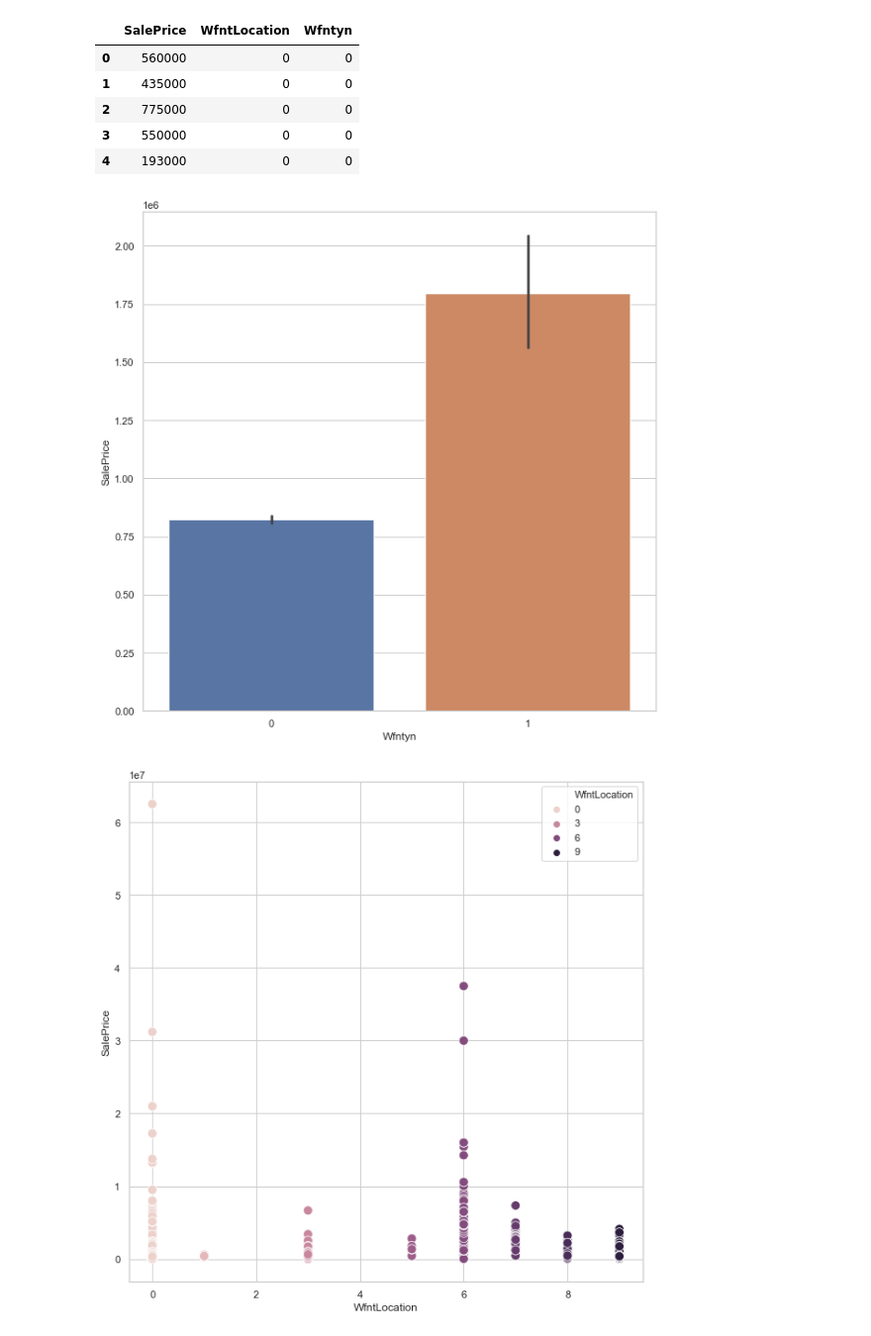
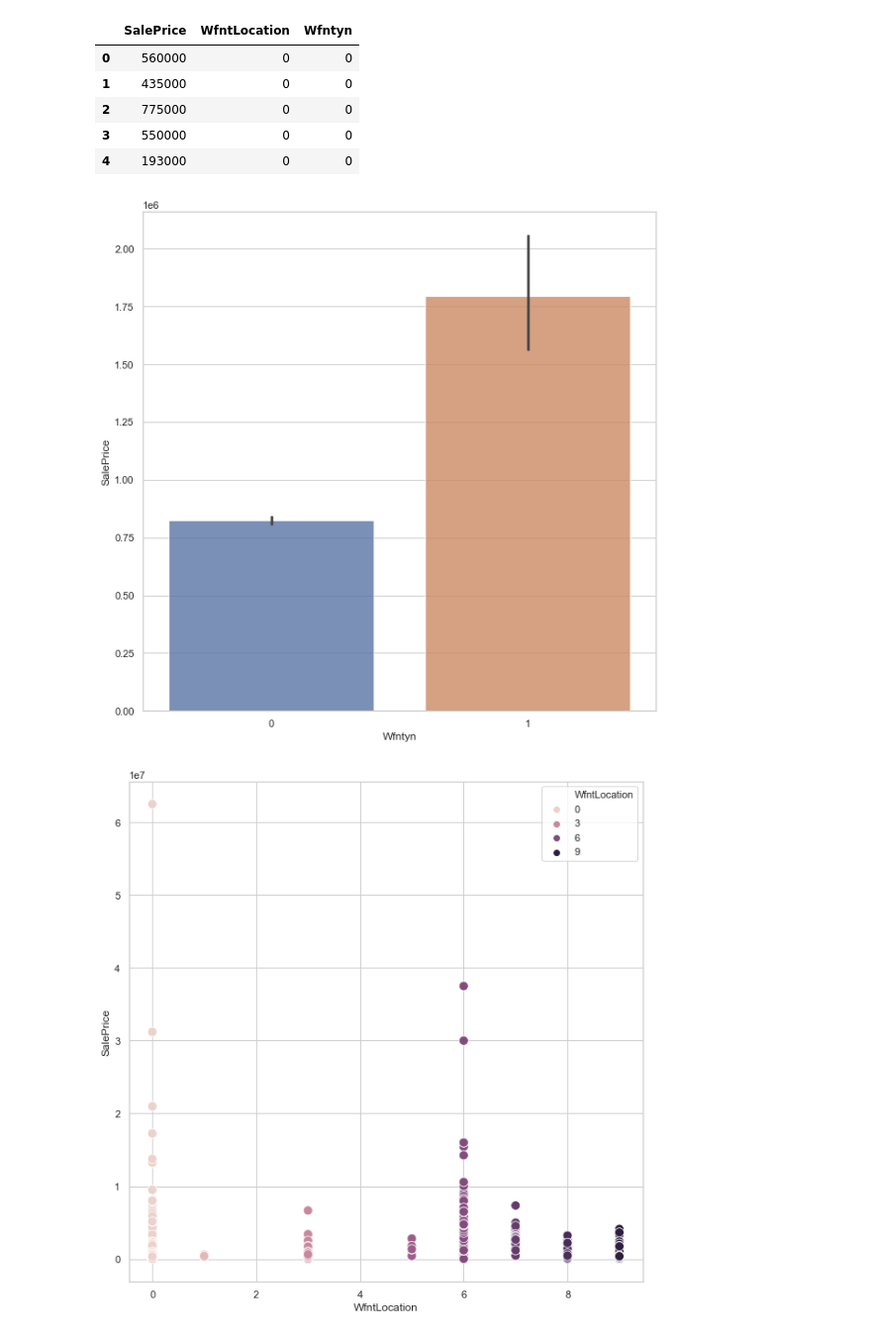
Before and after one commit to ghPRao/phase_2_project_chicago-sf-seattle-ds-082420, a Jupyter notebook: andrew_PR_EDA.ipynb, the cells around one changed output. Shown at 99% size. Cells and saved outputs as stored; diff of their text form; code cells hidden in the pictures.

```diff
--- a/andrew_PR_EDA.ipynb
+++ b/andrew_PR_EDA.ipynb
@@ -754,9 +755,9 @@ df_wf.head()
 | 4 | 193000 | 0 | 0 |
 # %%
 fig, ax = plt.subplots(figsize=(10, 10))
-ax = sns.barplot(data=df_wf, x="Wfntyn", y="SalePrice")
+ax = sns.barplot(data=df_wf, x="Wfntyn", y="SalePrice", alpha = 0.8)
 # %% [output]
-[figure, old version]
+[figure, new version]
 # %%
 fig, ax = plt.subplots(figsize=(10, 10))
 ax = sns.scatterplot(data=df, x="WfntLocation", y="SalePrice", s=100, hue = 'WfntLocation')
```
Also changed, not shown: parts of 8 cells of this notebook.
